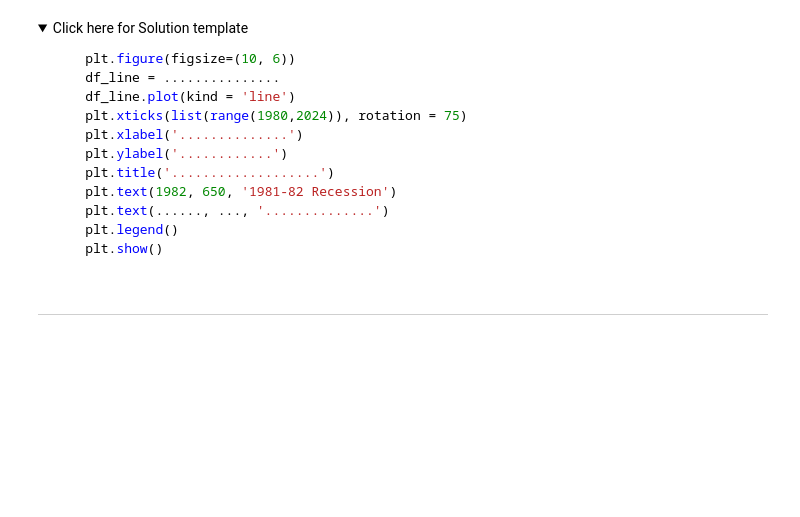
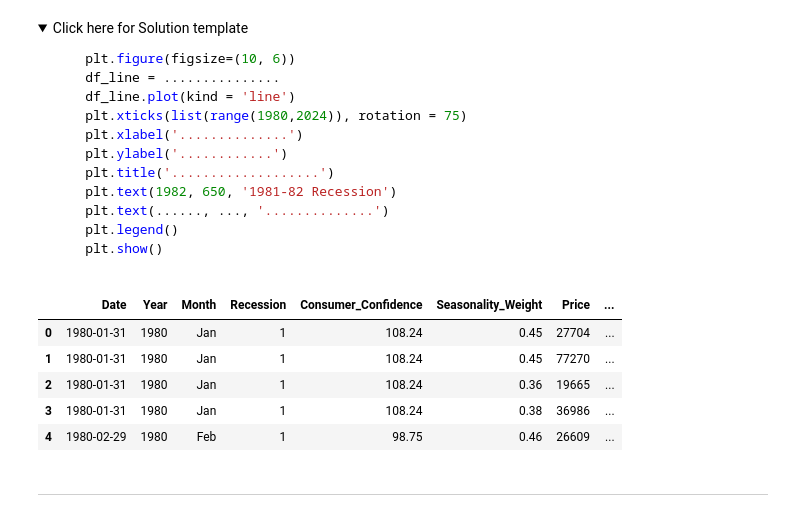
Before and after one commit to Karkinisal10/Coursera_assignment-, a Jupyter notebook: DV0101EN_Final_Assign_Part1.ipynb, the cells around one changed output. Drawn from its saved outputs; the diff is of its cells as text; code cells hidden in the pictures; folded sections open; blank space fills up the shorter version.

````diff
--- a/DV0101EN_Final_Assign_Part1.ipynb
+++ b/DV0101EN_Final_Assign_Part1.ipynb
@@ -308,6 +296,15 @@ plt.show()
 ```
 
 </details>
+# %%
+df.head()
+# %% [output]
+|  | Date | Year | Month | Recession | Consumer_Confidence | Seasonality_Weight | Price | ... |
+| 0 | 1980-01-31 | 1980 | Jan | 1 | 108.24 | 0.45 | 27704 | ... |
+| 1 | 1980-01-31 | 1980 | Jan | 1 | 108.24 | 0.45 | 77270 | ... |
+| 2 | 1980-01-31 | 1980 | Jan | 1 | 108.24 | 0.36 | 19665 | ... |
+| 3 | 1980-01-31 | 1980 | Jan | 1 | 108.24 | 0.38 | 36986 | ... |
+| 4 | 1980-02-29 | 1980 | Feb | 1 | 98.75 | 0.46 | 26609 | ... |
 # %% [markdown]
 ---
 # %% [markdown]
````
Also changed, not shown: parts of 5 cells of this notebook.
